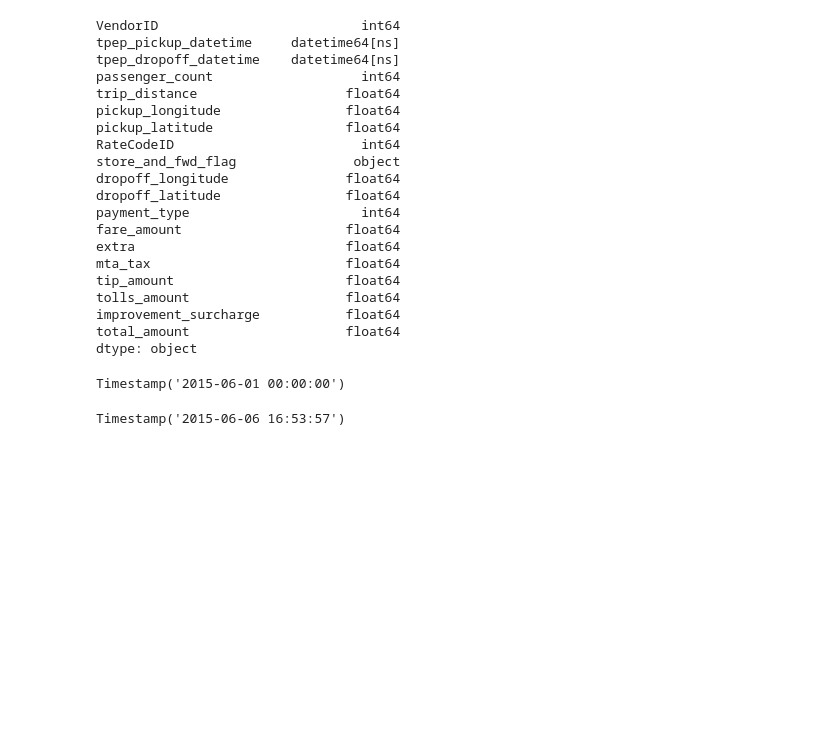
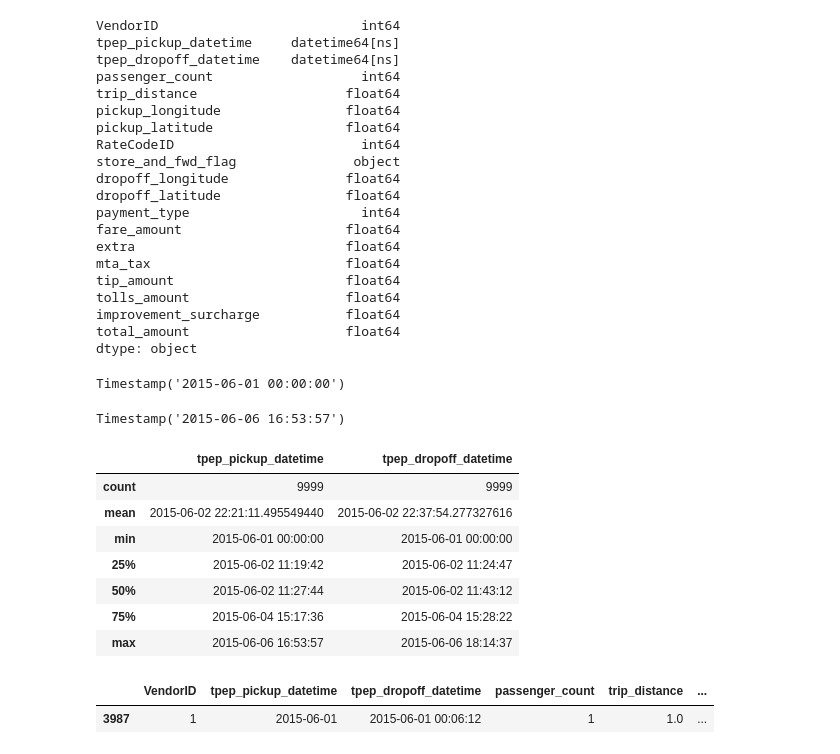
Before and after one commit to reuven/auckland-pug-2024-06June-19, a Jupyter notebook: loc in Pandas.ipynb, the cells around one changed output. Drawn from its saved outputs; the diff is of its cells as text; code cells hidden in the pictures; blank space fills up the shorter version.

```diff
--- a/loc in Pandas.ipynb
+++ b/loc in Pandas.ipynb
@@ -639,0 +638,16 @@ df[[
+# %%
+df[['tpep_pickup_datetime', 'tpep_dropoff_datetime']].describe()
+# %% [output]
+|  | tpep_pickup_datetime | tpep_dropoff_datetime |
+| count | 9999 | 9999 |
+| mean | 2015-06-02 22:21:11.495549440 | 2015-06-02 22:37:54.277327616 |
+| min | 2015-06-01 00:00:00 | 2015-06-01 00:00:00 |
+| 25% | 2015-06-02 11:19:42 | 2015-06-02 11:24:47 |
+| 50% | 2015-06-02 11:27:44 | 2015-06-02 11:43:12 |
+| 75% | 2015-06-04 15:17:36 | 2015-06-04 15:28:22 |
+| max | 2015-06-06 16:53:57 | 2015-06-06 18:14:37 |
+# %%
+df.sort_values(by='tpep_pickup_datetime').head(1)
+# %% [output]
+|  | VendorID | tpep_pickup_datetime | tpep_dropoff_datetime | passenger_count | trip_distance | ... |
+| 3987 | 1 | 2015-06-01 | 2015-06-01 00:06:12 | 1 | 1.0 | ... |
```
Also changed, not shown: parts of 2 cells of this notebook.
